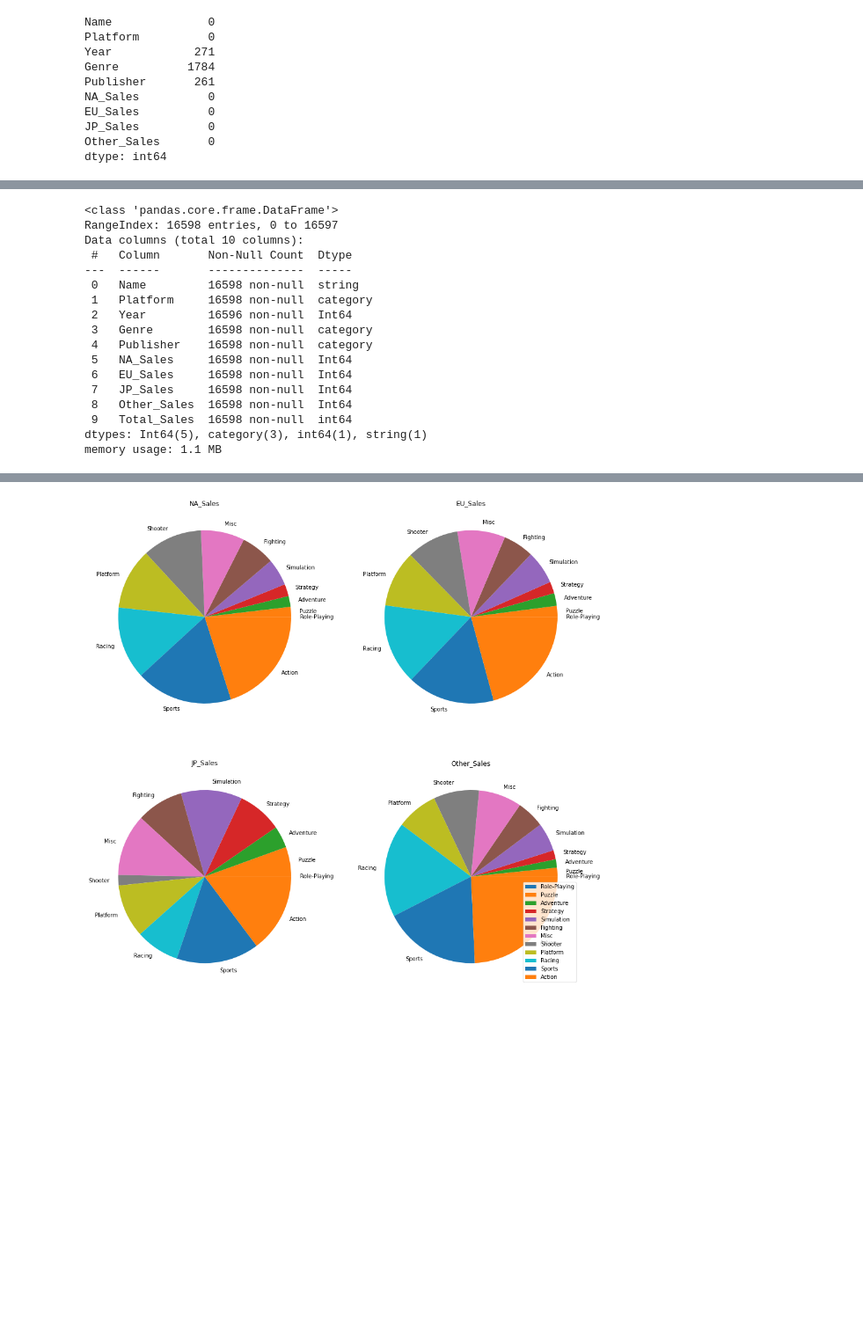
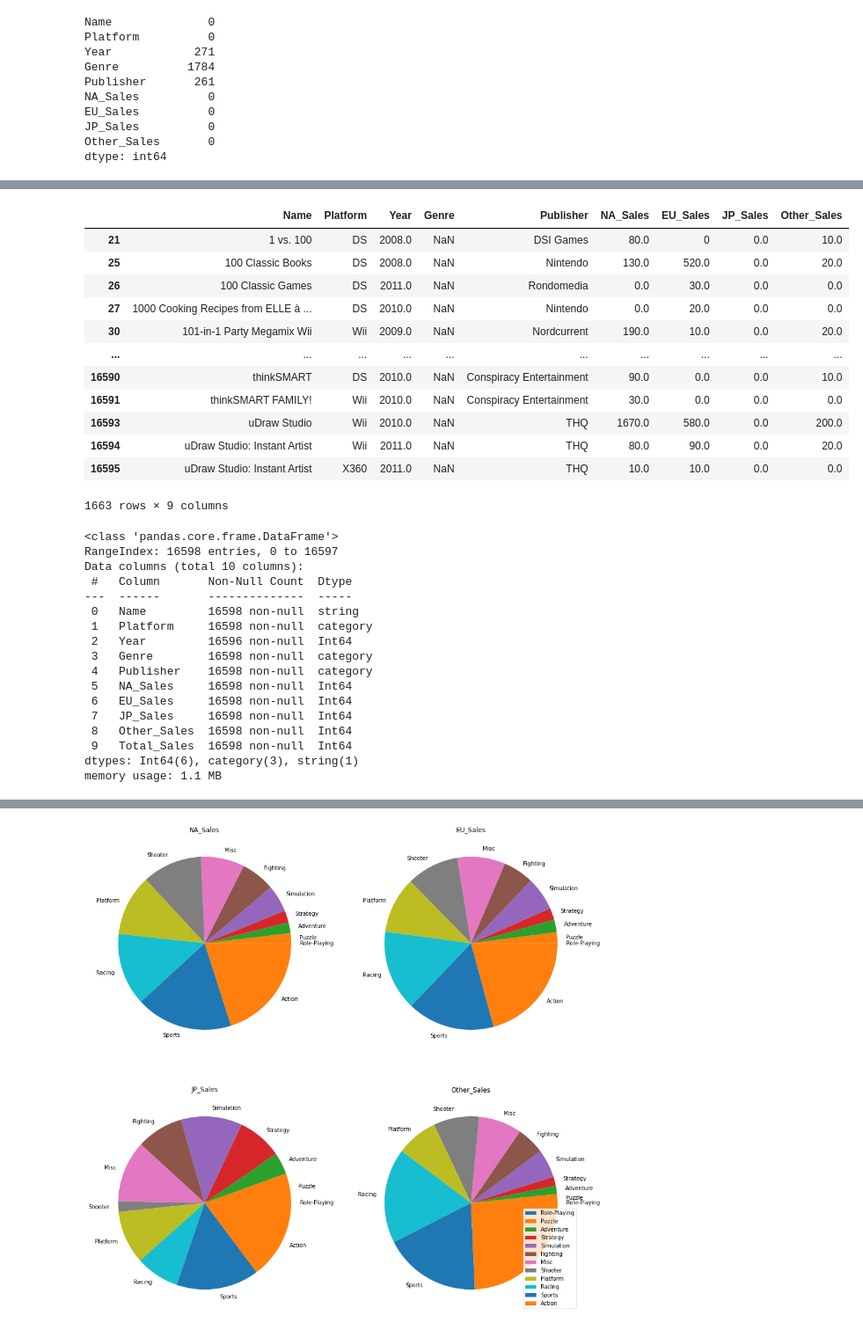
Before and after one commit to e080hsm/Section1_Project, a Jupyter notebook: ai14_n1xx_우성호.ipynb, the cells around one changed output, grey strips where cells are left out. Shown at 88% size. Drawn from its saved outputs; the diff is of its cells as text; code cells hidden in the pictures; blank space fills up the shorter version.

```diff
--- a/ai14_n1xx_우성호.ipynb
+++ b/ai14_n1xx_우성호.ipynb
@@ -199,3 +238,20 @@ memory usage: 1.1+ MB
+# %%
+df.loc[df.Genre.isna()==True,:]
+#df.loc[df.duplicated(subset= ['Genre'], keep=False)==False,:]#.query('Sep == True')223
+# %% [output]
+|  | Name | Platform | Year | Genre | Publisher | NA_Sales | EU_Sales | JP_Sales | Other_Sales |
+| 21 | 1 vs. 100 | DS | 2008.0 | NaN | DSI Games | 80.0 | 0 | 0.0 | 10.0 |
+| 25 | 100 Classic Books | DS | 2008.0 | NaN | Nintendo | 130.0 | 520.0 | 0.0 | 20.0 |
+| 26 | 100 Classic Games | DS | 2011.0 | NaN | Rondomedia | 0.0 | 30.0 | 0.0 | 0.0 |
+| 27 | 1000 Cooking Recipes from ELLE à ... | DS | 2010.0 | NaN | Nintendo | 0.0 | 20.0 | 0.0 | 0.0 |
+| 30 | 101-in-1 Party Megamix Wii | Wii | 2009.0 | NaN | Nordcurrent | 190.0 | 10.0 | 0.0 | 20.0 |
+| ... | ... | ... | ... | ... | ... | ... | ... | ... | ... |
+| 16590 | thinkSMART | DS | 2010.0 | NaN | Conspiracy Entertainment | 90.0 | 0.0 | 0.0 | 10.0 |
+| 16591 | thinkSMART FAMILY! | Wii | 2010.0 | NaN | Conspiracy Entertainment | 30.0 | 0.0 | 0.0 | 0.0 |
+| 16593 | uDraw Studio | Wii | 2010.0 | NaN | THQ | 1670.0 | 580.0 | 0.0 | 200.0 |
+| 16594 | uDraw Studio: Instant Artist | Wii | 2011.0 | NaN | THQ | 80.0 | 90.0 | 0.0 | 20.0 |
+| 16595 | uDraw Studio: Instant Artist | X360 | 2011.0 | NaN | THQ | 10.0 | 10.0 | 0.0 | 0.0 |
+1663 rows × 9 columns
 # %%
 #replace NAs
 df.Genre.fillna('Misc', inplace= True)
@@ -204,10 +260,10 @@ df.update(clue_year(df, df_raw))
 
 df[['Platform', 'Genre', 'Publisher']] = df[['Platform', 'Genre', 'Publisher']].astype('category')
 df[sales_col] = df[sales_col].astype(int)
-df = df.convert_dtypes()
 
 #Data Featuring
-df['Total_Sales'] = np.sum([df[col] for col in sales_col])
+df['Total_Sales'] = np.sum(df[sales_col].T)
+df = df.convert_dtypes()
 df.info()
 # %% [output]
 <class 'pandas.core.frame.DataFrame'>
@@ -224,8 +280,8 @@ Data columns (total 10 columns):
  6   EU_Sales     16598 non-null  Int64
  7   JP_Sales     16598 non-null  Int64
  8   Other_Sales  16598 non-null  Int64
- 9   Total_Sales  16598 non-null  int64
-dtypes: Int64(5), category(3), int64(1), string(1)
+ 9   Total_Sales  16598 non-null  Int64
+dtypes: Int64(6), category(3), string(1)
 memory usage: 1.1 MB
 # %%
 #visualizations
```
Also changed, not shown: parts of 11 cells of this notebook.
